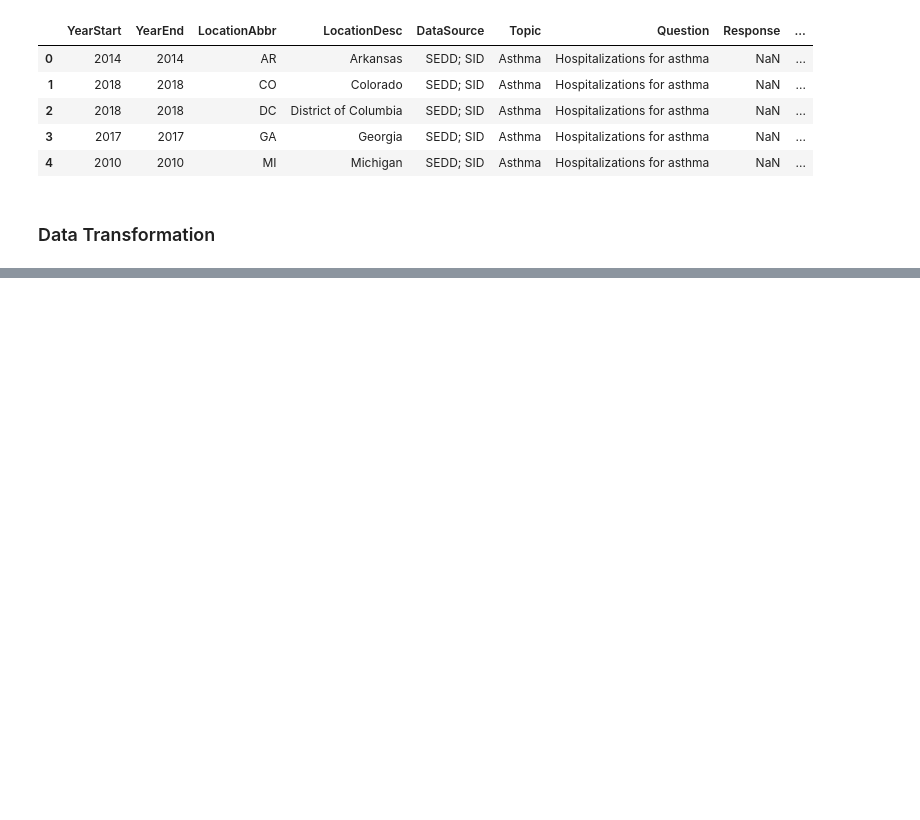
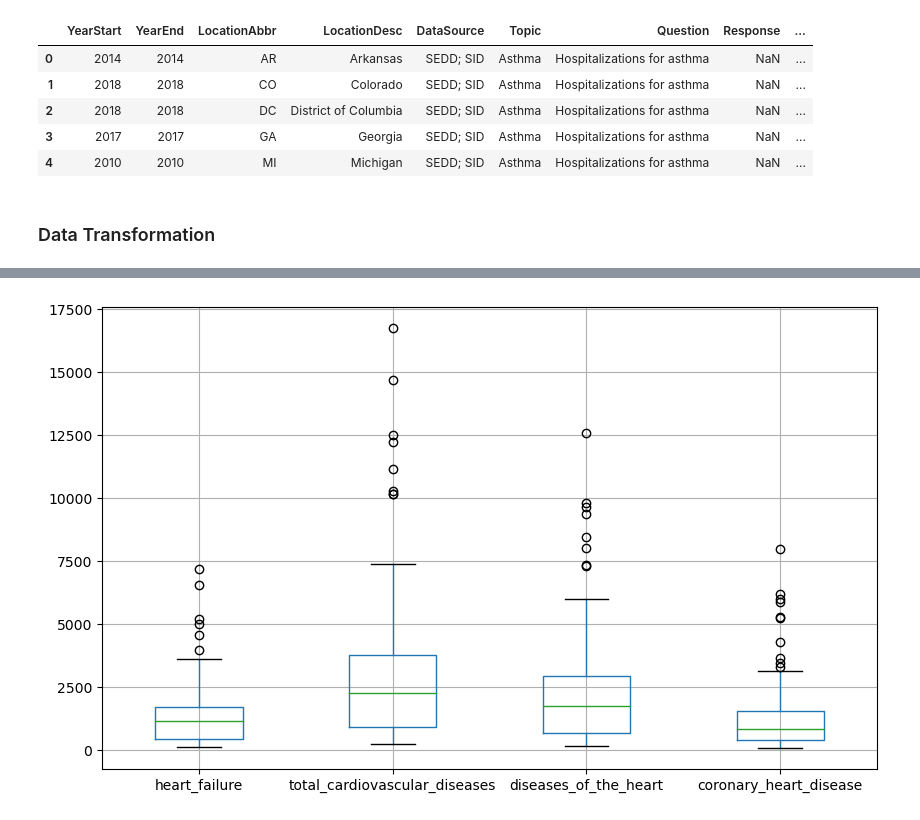
Before and after one commit to samswain2/MSiA-WQ, a Jupyter notebook: MSiA 421/hw02/hw02-q2-q3.ipynb, the cells around one changed output, grey strips where cells are left out. Drawn from its saved outputs; the diff is of its cells as text; code cells hidden in the pictures; blank space fills up the shorter version.

```diff
--- a/MSiA 421/hw02/hw02-q2-q3.ipynb
+++ b/MSiA 421/hw02/hw02-q2-q3.ipynb
@@ -27,8 +33,8 @@ import matplotlib as mpl
 mpl.rcParams.update(mpl.rcParamsDefault)
 
 # Device
-folder = 'C:/Users/nuke2/Desktop/NW Work/Data/421/hw02/U.S._Chronic_Disease_Indicators__CDI_.csv' # Desktop
-# folder = 'C:/Users/Sam/Desktop/NW Work/DATA/421/hw02/U.S._Chronic_Disease_Indicators__CDI_.csv' # Laptop
+# folder = 'C:/Users/nuke2/Desktop/NW Work/Data/421/hw02/U.S._Chronic_Disease_Indicators__CDI_.csv' # Desktop
+folder = 'C:/Users/Sam/Desktop/NW Work/DATA/421/hw02/U.S._Chronic_Disease_Indicators__CDI_.csv' # Laptop
 # %% [markdown]
 # Question 2
 # %% [markdown]
@@ -258,0 +317,7 @@ AttributeError: 'DataFrame' object has no attribute 'get_dummies'
+# %%
+# Create boxplot
+fig, ax = plt.subplots(figsize=(10, 6))
+cleaned_data.boxplot(ax=ax)
+plt.show()
+# %% [output]
+[figure, added]
```
Also changed, not shown: parts of 21 cells of this notebook.
